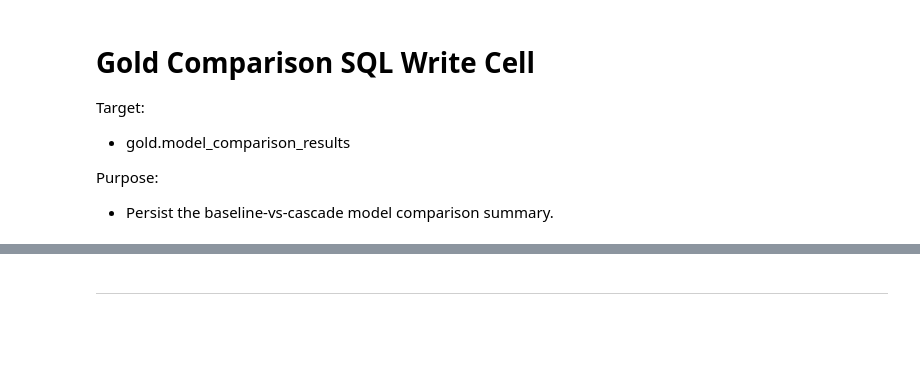
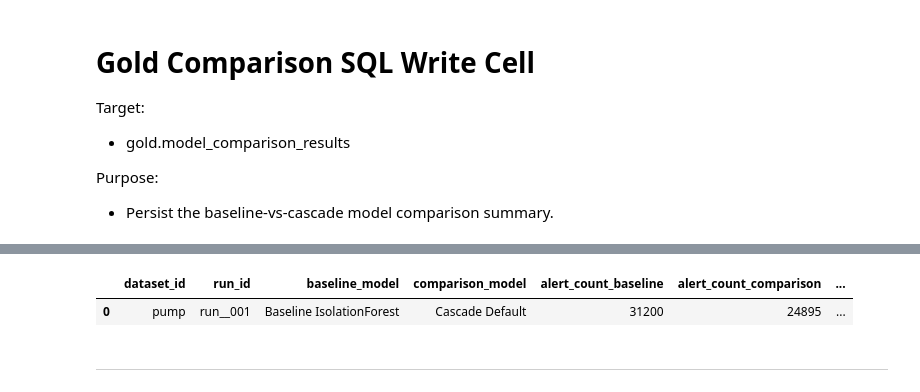
Before and after one commit to DCook-WGU/dcook-wgu-capstone-unified-predictive-maintenance-pipeline, a Jupyter notebook: notebooks/experiments/EDA_Notebook_Pump_Gold_04_Comparision.ipynb, the cells around one changed output, grey strips where cells are left out. Drawn from its saved outputs; the diff is of its cells as text; code cells hidden in the pictures; blank space fills up the shorter version.

```diff
--- a/notebooks/experiments/EDA_Notebook_Pump_Gold_04_Comparision.ipynb
+++ b/notebooks/experiments/EDA_Notebook_Pump_Gold_04_Comparision.ipynb
@@ -3566,13 +3591,104 @@ WRITE_TO_POSTGRES = True
 if WRITE_TO_POSTGRES:
     gold04_metric_rows_df = comparison_df.copy()
 
-    # Keep the original `model` column because the existing writer expects it.
-    # Add `model_label` as an additional dashboard/report-friendly alias.
-    if "model" in gold04_metric_rows_df.columns and "model_label" not in gold04_metric_rows_df.columns:
+    # Keep `model` because the current SQL writer expects it.
+    if "model" not in gold04_metric_rows_df.columns and "Model" in gold04_metric_rows_df.columns:
+        gold04_metric_rows_df["model"] = gold04_metric_rows_df["Model"]
+
+    if "model_label" not in gold04_metric_rows_df.columns:
         gold04_metric_rows_df["model_label"] = gold04_metric_rows_df["model"].astype(str)
+
+    # Normalize alert-count column for the current SQL writer.
+    alert_count_candidates = [
+        "alert_count_test_rows",
+        "test_alert_count",
+        "test_alerts",
+        "Test Alerts",
+        "Test Alert Count",
+        "alert_count_all_rows",
+        "alert_count",
+        "alerts",
+        "final_alert_count",
+    ]
+
+    alert_count_source_column = next(
+        (
+            column
+            for column in alert_count_candidates
+            if column in gold04_metric_rows_df.columns
+        ),
+        None,
+    )
+
+    if alert_count_source_column is None:
+        raise KeyError(
+            "Gold 04 comparison dataframe does not contain a recognized alert-count column. "
+            f"Available columns: {list(gold04_metric_rows_df.columns)}"
+        )
+
+    gold04_metric_rows_df["alert_count"] = gold04_metric_rows_df[alert_count_source_column]
+    gold04_metric_rows_df["alert_count_all_rows"] = gold04_metric_rows_df[alert_count_source_column]
+
+    # Normalize metric column names for the current SQL writer.
+    metric_column_map = {
+        "Precision": "precision",
+        "Recall": "recall",
+        "F1": "f1",
+        "F1 Score": "f1",
+        "f1_score": "f1",
+    }
+
+    for source_column, target_column in metric_column_map.items():
+        if source_column in gold04_metric_rows_df.columns and target_column not in gold04_metric_rows_df.columns:
+            gold04_metric_rows_df[target_column] = gold04_metric_rows_df[source_column]
+
+    required_columns = [
+        "model",
+        "alert_count",
+        "precision",
+        "recall",
+        "f1",
+    ]
+
+    missing_columns = [
+        column
+        for column in required_columns
+        if column not in gold04_metric_rows_df.columns
+    ]
+
+    if missing_columns:
+        raise KeyError(
+            "Gold 04 SQL dataframe is missing required normalized columns: "
+            f"{missing_columns}. Available columns: {list(gold04_metric_rows_df.columns)}"
+        )
 
     gold04_metric_rows_df["dataset_id"] = DATASET_ID
     gold04_metric_rows_df["run_id"] = RUN_ID
+
+    logger.info(
+        "Prepared Gold 04 SQL metric dataframe",
+        extra={
+            "row_count": int(len(gold04_metric_rows_df)),
+            "column_count": int(len(gold04_metric_rows_df.columns)),
+            "alert_count_source_column": alert_count_source_column,
+            "dataset_id": DATASET_ID,
+            "run_id": RUN_ID,
+        },
+    )
+
+    ledger.add(
+        kind="step",
+        step="gold04_sql_metric_dataframe_prepared",
+        message="Prepared normalized Gold 04 comparison dataframe for SQL logging.",
+        data={
+            "row_count": int(len(gold04_metric_rows_df)),
+            "column_count": int(len(gold04_metric_rows_df.columns)),
+            "alert_count_source_column": alert_count_source_column,
+            "dataset_id": DATASET_ID,
+            "run_id": RUN_ID,
+        },
+        logger=logger,
+    )
 
     display(gold04_metric_rows_df)
 
@@ -3601,2 +3725,4 @@ Logged DQ event: gold.model_comparison_results | gold_comparison_sql_write | pas
+|  | dataset_id | run_id | baseline_model | comparison_model | alert_count_baseline | alert_count_comparison | ... |
+| 0 | pump | run__001 | Baseline IsolationForest | Cascade Default | 31200 | 24895 | ... |
 # %% [markdown]
 ----
```
Also changed, not shown: parts of 18 cells of this notebook, 23 other files.
